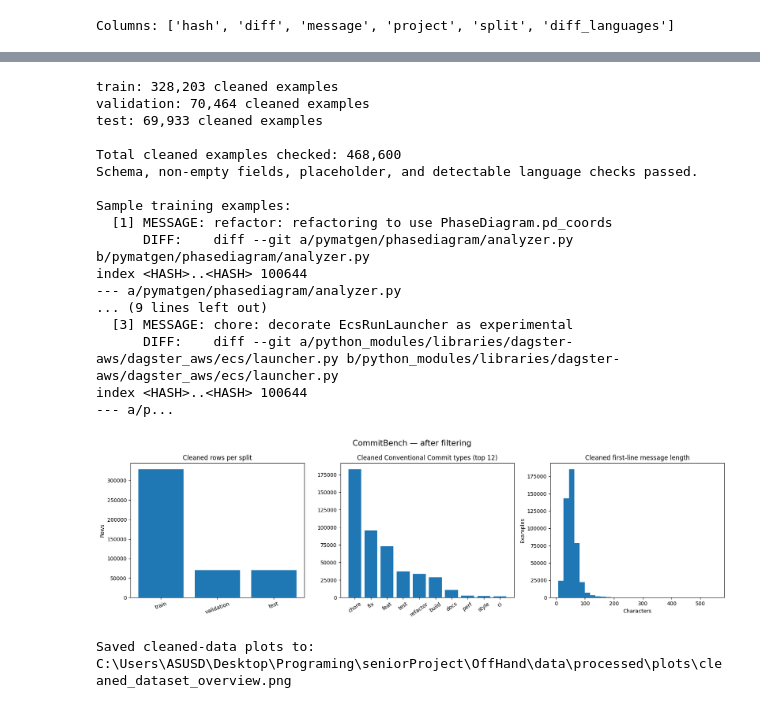
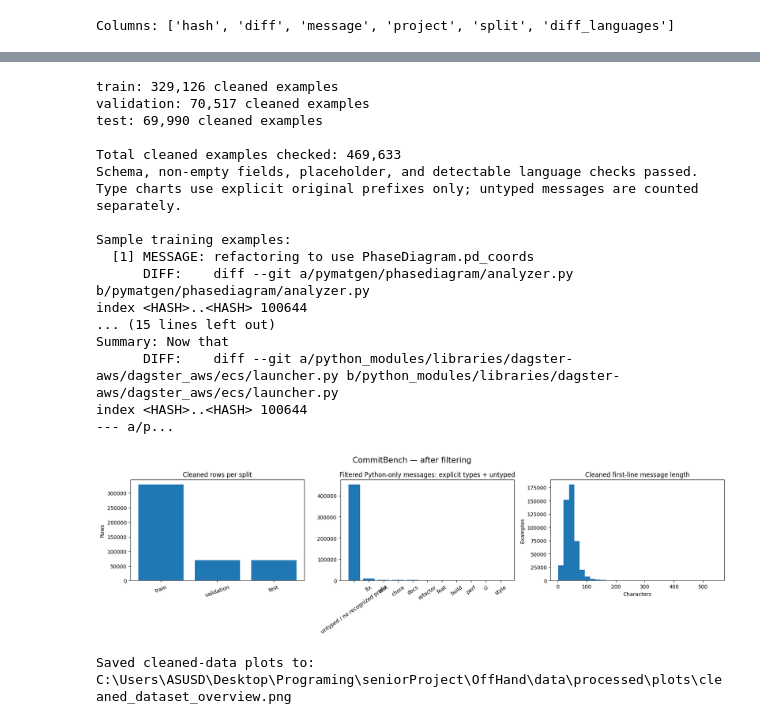
Before and after one commit to Obai-Al-zohili/Obai_repo, a Jupyter notebook: notebooks/CommitBench_filter_Python_LocalCSV_Diagnostic.ipynb, the cells around one changed output, grey strips where cells are left out. Saved outputs shown, nothing was run; the diff lists cells and outputs as text; code cells hidden in the pictures.

```diff
--- a/notebooks/CommitBench_filter_Python_LocalCSV_Diagnostic.ipynb
+++ b/notebooks/CommitBench_filter_Python_LocalCSV_Diagnostic.ipynb
@@ -1085,9 +785,8 @@ for split_name, file_path in available_output_files.items():
                     f"{file_path}:{line_number} is not Python-only: {languages}"
                 )
 
-            commit_type = extract_type(row["message"])
-            if commit_type:
-                cleaned_types[commit_type] += 1
+            commit_type = explicit_commit_type(row["message"])
+            cleaned_types[commit_type or "untyped / no recognized prefix"] += 1
             cleaned_message_lengths.append(len(_safe_first_line(row["message"])))
             split_count += 1
             total_checked += 1
@@ -1100,6 +799,8 @@ assert cleaned_split_sizes.get("train", 0) > 0, (
 )
 print(f"\nTotal cleaned examples checked: {total_checked:,}")
 print("Schema, non-empty fields, placeholder, and detectable language checks passed.")
+print("Type charts use explicit original prefixes only; untyped messages are counted separately.")
+
 
 # Show a few training examples for a quick manual review.
 train_path = OUT_DIR / "train.jsonl"
@@ -1119,41 +820,41 @@ axes[0].set_title("Cleaned rows per split")
 axes[0].set_ylabel("Rows")
 axes[0].tick_params(axis="x", rotation=20)
 
 top_cleaned_types = cleaned_types.most_common(12)
 if top_cleaned_types:
     axes[1].bar([x[0] for x in top_cleaned_types], [x[1] for x in top_cleaned_types])
-axes[1].set_title("Cleaned Conventional Commit types (top 12)")
+axes[1].set_title("Filtered Python-only messages: explicit types + untyped")
 axes[1].tick_params(axis="x", rotation=35)
 
 if cleaned_message_lengths:
     axes[2].hist(cleaned_message_lengths, bins=30)
 axes[2].set_title("Cleaned first-line message length")
 axes[2].set_xlabel("Characters")
 axes[2].set_ylabel("Examples")
 
 fig.suptitle("CommitBench — after filtering", fontsize=15)
 fig.tight_layout()
 cleaned_plot_path = PLOT_DIR / "cleaned_dataset_overview.png"
 fig.savefig(cleaned_plot_path, dpi=FIGURE_DPI, bbox_inches="tight")
 plt.show()
 print(f"Saved cleaned-data plots to: {cleaned_plot_path.resolve()}")
 # %% [output]
-train: 328,203 cleaned examples
-validation: 70,464 cleaned examples
-test: 69,933 cleaned examples
+train: 329,126 cleaned examples
+validation: 70,517 cleaned examples
+test: 69,990 cleaned examples
 
-Total cleaned examples checked: 468,600
+Total cleaned examples checked: 469,633
 Schema, non-empty fields, placeholder, and detectable language checks passed.
+Type charts use explicit original prefixes only; untyped messages are counted separately.
 
 Sample training examples:
-  [1] MESSAGE: refactor: refactoring to use PhaseDiagram.pd_coords
+  [1] MESSAGE: refactoring to use PhaseDiagram.pd_coords
       DIFF:    diff --git a/pymatgen/phasediagram/analyzer.py b/pymatgen/phasediagram/analyzer.py
 index <HASH>..<HASH> 100644
---- a/pymatgen/phasediagram/analyzer.py
-... (9 lines left out)
-  [3] MESSAGE: chore: decorate EcsRunLauncher as experimental
+... (15 lines left out)
+Summary: Now that
       DIFF:    diff --git a/python_modules/libraries/dagster-aws/dagster_aws/ecs/launcher.py b/python_modules/libraries/dagster-aws/dagster_aws/ecs/launcher.py
 index <HASH>..<HASH> 100644
 --- a/p...
-[figure, old version]
+[figure, new version]
 Saved cleaned-data plots to: C:\Users\ASUSD\Desktop\Programing\seniorProject\OffHand\data\processed\plots\cleaned_dataset_overview.png
```
Also changed, not shown: parts of 6 cells of this notebook, 6 other files.
